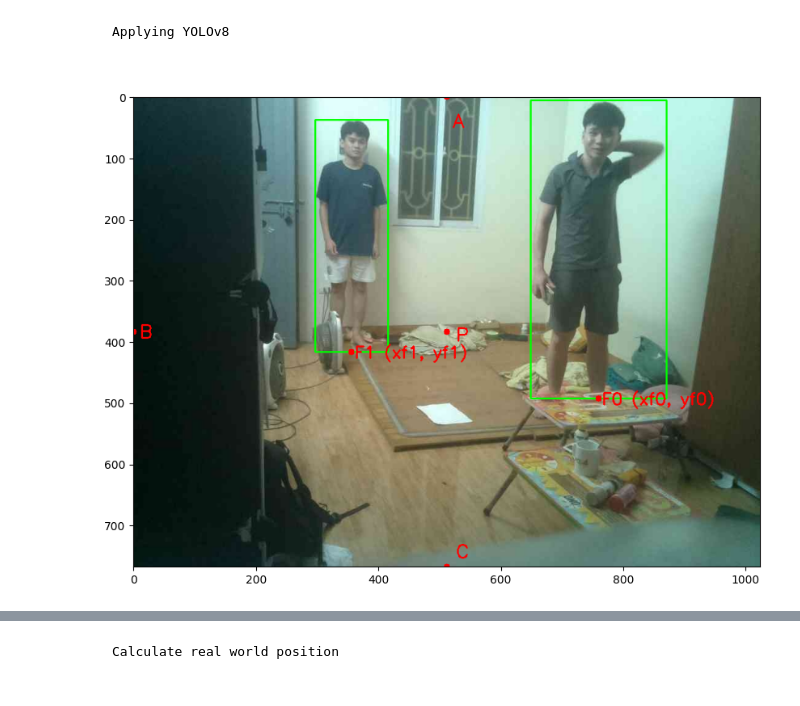
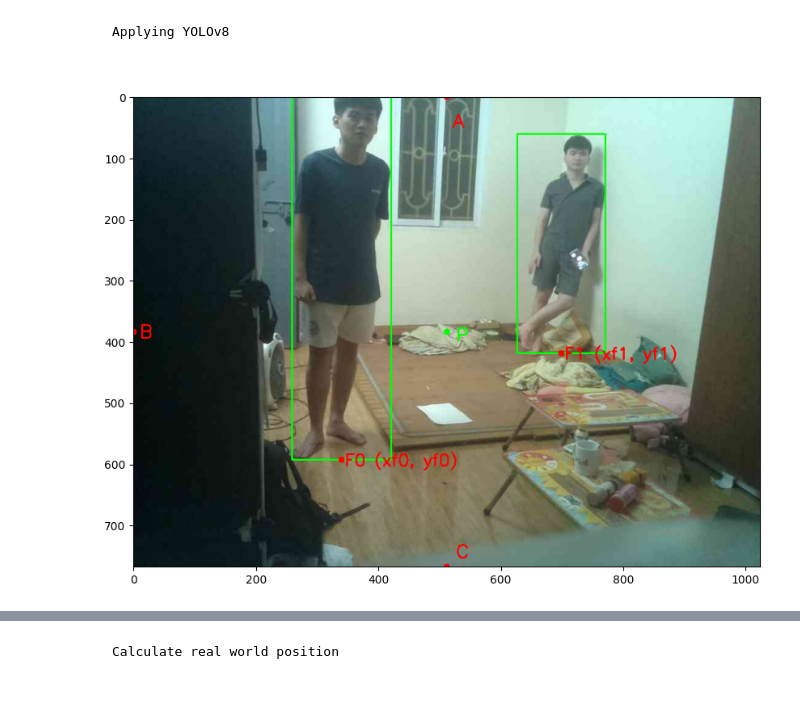
Before and after one commit to nhchung11/Distance-estimation-based-on-one-camera, a Jupyter notebook: main/Distance.ipynb, the cells around one changed output, grey strips where cells are left out. Drawn from its saved outputs; the diff is of its cells as text; code cells hidden in the pictures.

```diff
--- a/main/Distance.ipynb
+++ b/main/Distance.ipynb
@@ -19,7 +19,7 @@ import glob
 Defining inputs
 # %%
 # Input image
-img = cv2.imread(r'D:\python\Distance_measurement\test_image\human_5.jpg')
+img = cv2.imread(r'D:\python\Distance_measurement\scripts\test_image\human_6.jpg')
 print('Image Width: {}, Height: {}'.format(img.shape[1], img.shape[0]))
 
 # YOLO model
@@ -98,7 +157,7 @@ imgPointsArray = []
 gray = None
 
 
-images = glob.glob('D:\python\CheckerBoards\*.jpg')
+images = glob.glob('D:\python\Distance_measurement\CheckerBoards\*.jpg')
 
 for (index, path) in enumerate(images):
     image = cv2.imread(path)
@@ -198,6 +260,7 @@ GREEN = (0, 255, 0)
 detections = model(img, verbose=False)[0]
 pos = []
 F_pos = []
+real_height = []
 for data in detections.boxes.data.tolist():
         # extract the confidence (i.e., probability) associated with the detection
         confidence = data[4]
@@ -210,6 +273,8 @@ for data in detections.boxes.data.tolist():
         # if the confidence is greater than the minimum confidence,
         # draw the bounding box on the frame
         xmin, ymin, xmax, ymax = int(data[0]), int(data[1]), int(data[2]), int(data[3])
+        height = ymax - ymin
+        real_height.append(height)
         pos.append((xmin, ymin, xmax, ymax))
         F_pos.append((int(0.5 * (xmin + xmax)), int(ymax), 0))
         cv2.rectangle(img, (xmin, ymin) , (xmax, ymax), GREEN, 2)
@@ -218,36 +283,36 @@ xf = int(0.5 * (xmin + xmax))
 yf = int(ymax)
 
 F = (xf, yf, 0)
 
 img_shape = (int(img.shape[1]), int(img.shape[0]))
 P = (int(img_shape[0] / 2), int(img_shape[1] / 2), 0)
 B = (0, int(img_shape[1] / 2), 0)
 A = (int(img_shape[0] / 2), 0, 0)
 C = (int(img_shape[0] / 2), int(img_shape[1]), 0)
 O = (int(img_shape[0] / 2), int(img_shape[1] / 2), f)
 
 # cv2.circle(img, (xf, yf), radius=5, color=(0, 0, 255), thickness=-1)
 
 cv2.circle(img, (B[0], B[1]), radius=5, color=(0, 0, 255), thickness=-1)
 cv2.circle(img, (A[0], A[1]), radius=5, color=(0, 0, 255), thickness=-1)
-cv2.circle(img, (P[0], P[1]), radius=5, color=(0, 0, 255), thickness=-1)
+cv2.circle(img, (P[0], P[1]), radius=5, color=(0, 255, 0), thickness=-1)
 cv2.circle(img, (C[0], C[1]), radius=5, color=(0, 0, 255), thickness=-1)
 
 # cv2.putText(img, "F (xf, yf)", (xf + 5, yf + 10), cv2.FONT_HERSHEY_SIMPLEX, 0.9, (0, 0, 255), 2)
 for i in range (n_people):
     cv2.circle(img, (F_pos[i][0], F_pos[i][1]), radius=5, color=(0, 0, 255), thickness=-1)
     cv2.putText(img, f"F{i} (xf{i}, yf{i})", (F_pos[i][0] + 5, F_pos[i][1] + 10), cv2.FONT_HERSHEY_SIMPLEX, 0.9, (0, 0, 255), 2)
 
 cv2.putText(img, "B", (B[0] + 10, B[1] + 10), cv2.FONT_HERSHEY_SIMPLEX, 1, (0, 0, 255), 2)
 cv2.putText(img, "A", (A[0] + 10, A[1] + 50), cv2.FONT_HERSHEY_SIMPLEX, 1, (0, 0, 255), 2)
-cv2.putText(img, "P", (P[0] + 15, P[1] + 15), cv2.FONT_HERSHEY_SIMPLEX, 1, (0, 0, 255), 2)
+cv2.putText(img, "P", (P[0] + 15, P[1] + 15), cv2.FONT_HERSHEY_SIMPLEX, 1, (0, 255, 0), 2)
 cv2.putText(img, "C", (C[0] + 15, C[1] - 15), cv2.FONT_HERSHEY_SIMPLEX, 1, (0, 0, 255), 2)
 
 plt.figure(figsize=(10, 10))
 plt.imshow(cv2.cvtColor(img, cv2.COLOR_BGR2RGB))
 plt.show()
 # %% [output]
-[figure, old version]
+[figure, new version]
 # %%
 for i in range(n_people):
     print(f"F{i} (xf{i}, yf{i}): {F_pos[i]}")
```
Also changed, not shown: parts of 13 cells of this notebook, 5 other files.
